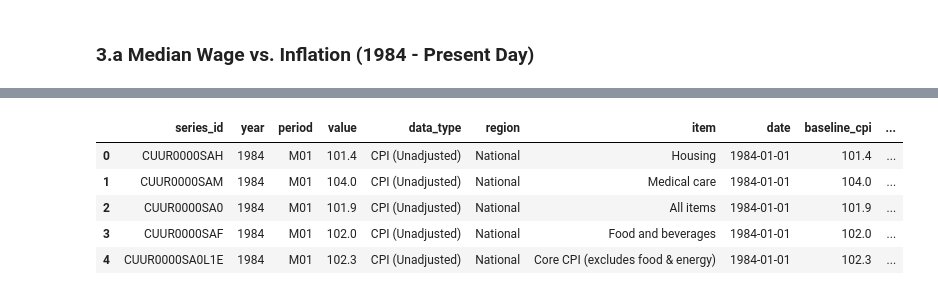
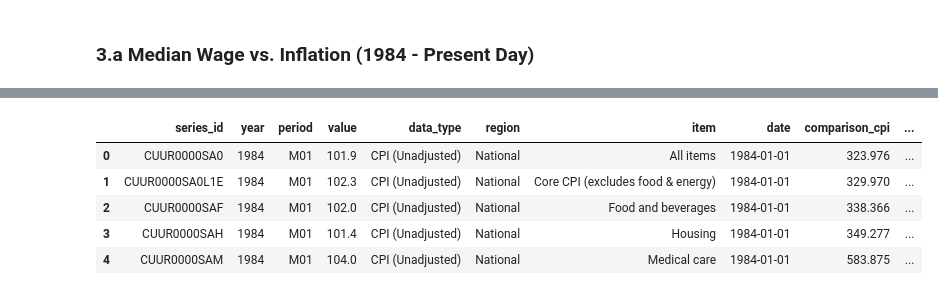
Before and after one commit to selfevidence/selfevidence.github.io, a Jupyter notebook: data/analysis/01_inflation_vs_wages_overall.ipynb, the cells around one changed output, grey strips where cells are left out. Drawn from its saved outputs; the diff is of its cells as text; code cells hidden in the pictures.

```diff
--- a/data/analysis/01_inflation_vs_wages_overall.ipynb
+++ b/data/analysis/01_inflation_vs_wages_overall.ipynb
@@ -129,3 +129,6 @@ df_wages.head()
 | 4 | LEU0252911200 | 2002 | Q04 | 298.0 | CPS Weekly Nominal Earnings | (unadj)- Usual weekly earnings (f... | 10 | All | 2002-10-01 |
 # %% [markdown]
 ## 3. Analyze Data
+# %%
+last_date_wage = df_wages['date'].max()
+last_date_inflation = df_cpi['date'].max()
@@ -131,0 +157,16 @@ df_wages.head()
+# %%
+df_cpi_cagr = df_cpi.copy(deep=True)
+
+# get most recent inflation per item
+df_comparison_cpi = df_cpi_cagr[df_cpi_cagr['date']==last_date_inflation][['series_id', 'value']]
+df_comparison_cpi.rename(columns={'value': 'comparison_cpi'}, inplace=True)
+# calculate cagr of inflation data
+df_cpi_cagr = pd.merge(df_cpi_cagr, df_comparison_cpi, on = 'series_id', how = 'left')
+df_cpi_cagr['monthly_diff'] = (pd.to_datetime(last_date_inflation).to_period('M') - df_cpi_cagr['date'].dt.to_period('M')).apply(lambda x: x.n)
+df_cpi_cagr['cagr_inflation'] = (df_cpi_cagr['comparison_cpi'] / df_cpi_cagr['value']) ** (12 / df_cpi_cagr['monthly_diff']) - 1
+
+# create string date column for plotting
+df_cpi_cagr = df_cpi_cagr.sort_values(by=['date', 'item']).reset_index(drop=True)
+df_cpi_cagr['date_str'] = pd.to_datetime(df_cpi_cagr['date']).dt.strftime('%Y-%m-%d')
+
+df_cpi_cagr.head()
@@ -160,31 +198,18 @@ df_1_wage.head()
 # %%
 # get baseline inflation per item
-first_date = df_cpi['date'].min()
-df_normalization_inflation = df_cpi[df_cpi['date']==first_date][['series_id', 'value']]
-df_normalization_inflation.rename(columns={'value': 'baseline_cpi'}, inplace=True)
+first_date = df_cpi_cagr['date'].min()
+df_normalization_cpi = df_cpi_cagr[df_cpi_cagr['date']==first_date][['series_id', 'value']]
+df_normalization_cpi.rename(columns={'value': 'baseline_cpi'}, inplace=True)
 # normalize inflation data
-df_1_inflation = pd.merge(df_cpi, df_normalization_inflation, on = 'series_id', how = 'left')
-df_1_inflation['inflation_adj'] = df_1_inflation['value'] / df_1_inflation['baseline_cpi'] * 100
+df_1_cpi = pd.merge(df_cpi_cagr, df_normalization_cpi, on = 'series_id', how = 'left')
+df_1_cpi['inflation_adj'] = df_1_cpi['value'] / df_1_cpi['baseline_cpi'] * 100
 
-# get most recent inflation per item
-last_date = df_1_inflation['date'].max()
-df_comparison_inflation = df_cpi[df_cpi['date']==last_date][['series_id', 'value']]
-df_comparison_inflation.rename(columns={'value': 'comparison_cpi'}, inplace=True)
-# calculate cagr of inflation data
-df_1_inflation = pd.merge(df_1_inflation, df_comparison_inflation, on = 'series_id', how = 'left')
-df_1_inflation['monthly_diff'] = (pd.to_datetime(last_date).to_period('M') - df_1_inflation['date'].dt.to_period('M')).apply(lambda x: x.n)
-df_1_inflation['cagr_inflation'] = (df_1_inflation['comparison_cpi'] / df_1_inflation['value']) ** (12 / df_1_inflation['monthly_diff']) - 1
-
-# create string date column for plotting
-df_1_inflation = df_1_inflation.sort_values(by='date').reset_index(drop=True)
-df_1_inflation['date_str'] = pd.to_datetime(df_1_inflation['date']).dt.strftime('%Y-%m-%d')
-
-df_1_inflation.head()
+df_1_cpi.head()
 # %% [output]
-|  | series_id | year | period | value | data_type | region | item | date | baseline_cpi | ... |
-| 0 | CUUR0000SAH | 1984 | M01 | 101.4 | CPI (Unadjusted) | National | Housing | 1984-01-01 | 101.4 | ... |
-| 1 | CUUR0000SAM | 1984 | M01 | 104.0 | CPI (Unadjusted) | National | Medical care | 1984-01-01 | 104.0 | ... |
-| 2 | CUUR0000SA0 | 1984 | M01 | 101.9 | CPI (Unadjusted) | National | All items | 1984-01-01 | 101.9 | ... |
-| 3 | CUUR0000SAF | 1984 | M01 | 102.0 | CPI (Unadjusted) | National | Food and beverages | 1984-01-01 | 102.0 | ... |
-| 4 | CUUR0000SA0L1E | 1984 | M01 | 102.3 | CPI (Unadjusted) | National | Core CPI (excludes food & energy) | 1984-01-01 | 102.3 | ... |
+|  | series_id | year | period | value | data_type | region | item | date | comparison_cpi | ... |
+| 0 | CUUR0000SA0 | 1984 | M01 | 101.9 | CPI (Unadjusted) | National | All items | 1984-01-01 | 323.976 | ... |
+| 1 | CUUR0000SA0L1E | 1984 | M01 | 102.3 | CPI (Unadjusted) | National | Core CPI (excludes food & energy) | 1984-01-01 | 329.970 | ... |
+| 2 | CUUR0000SAF | 1984 | M01 | 102.0 | CPI (Unadjusted) | National | Food and beverages | 1984-01-01 | 338.366 | ... |
+| 3 | CUUR0000SAH | 1984 | M01 | 101.4 | CPI (Unadjusted) | National | Housing | 1984-01-01 | 349.277 | ... |
+| 4 | CUUR0000SAM | 1984 | M01 | 104.0 | CPI (Unadjusted) | National | Medical care | 1984-01-01 | 583.875 | ... |
 # %%
```
Also changed, not shown: parts of 9 cells of this notebook, 4 other files.
